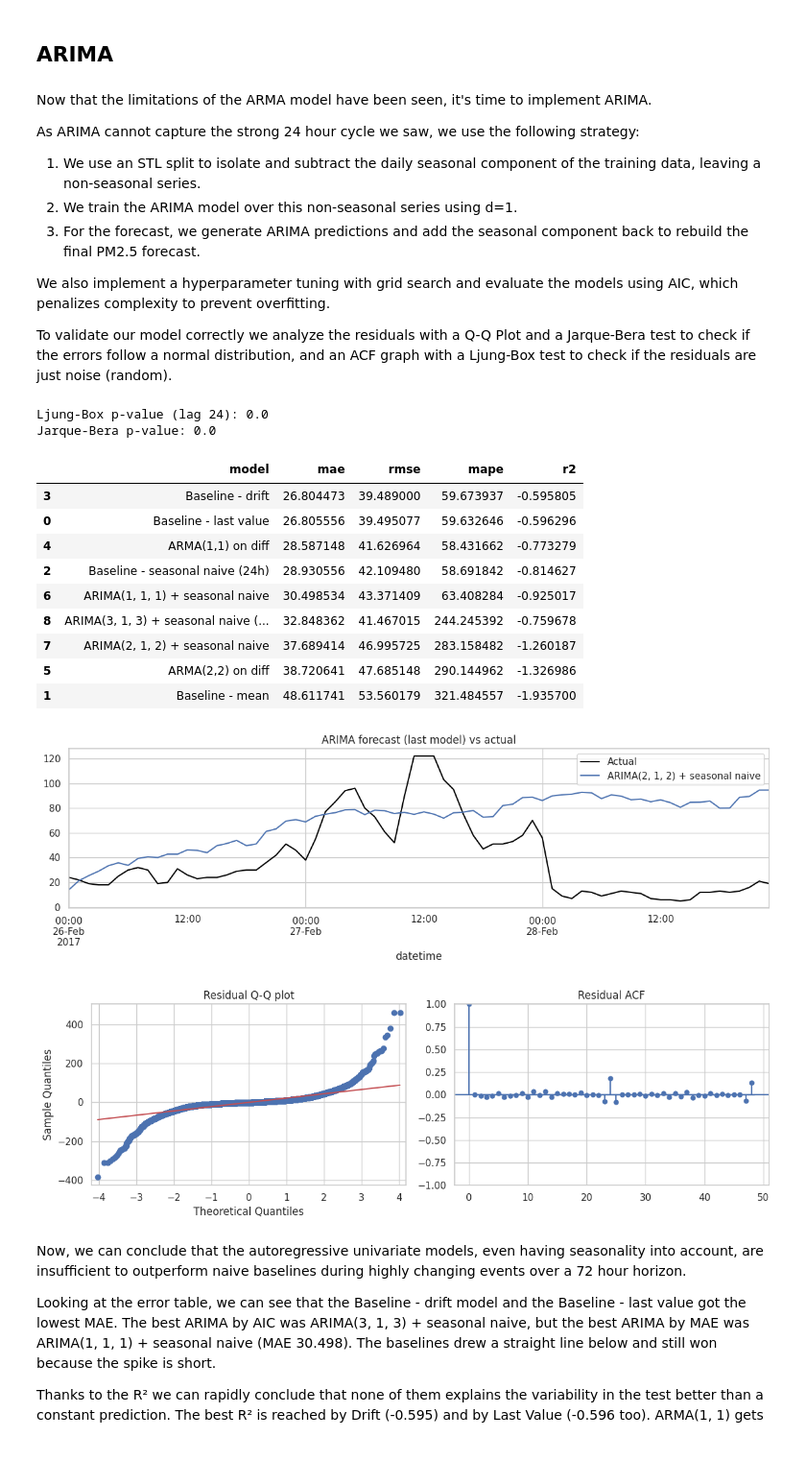
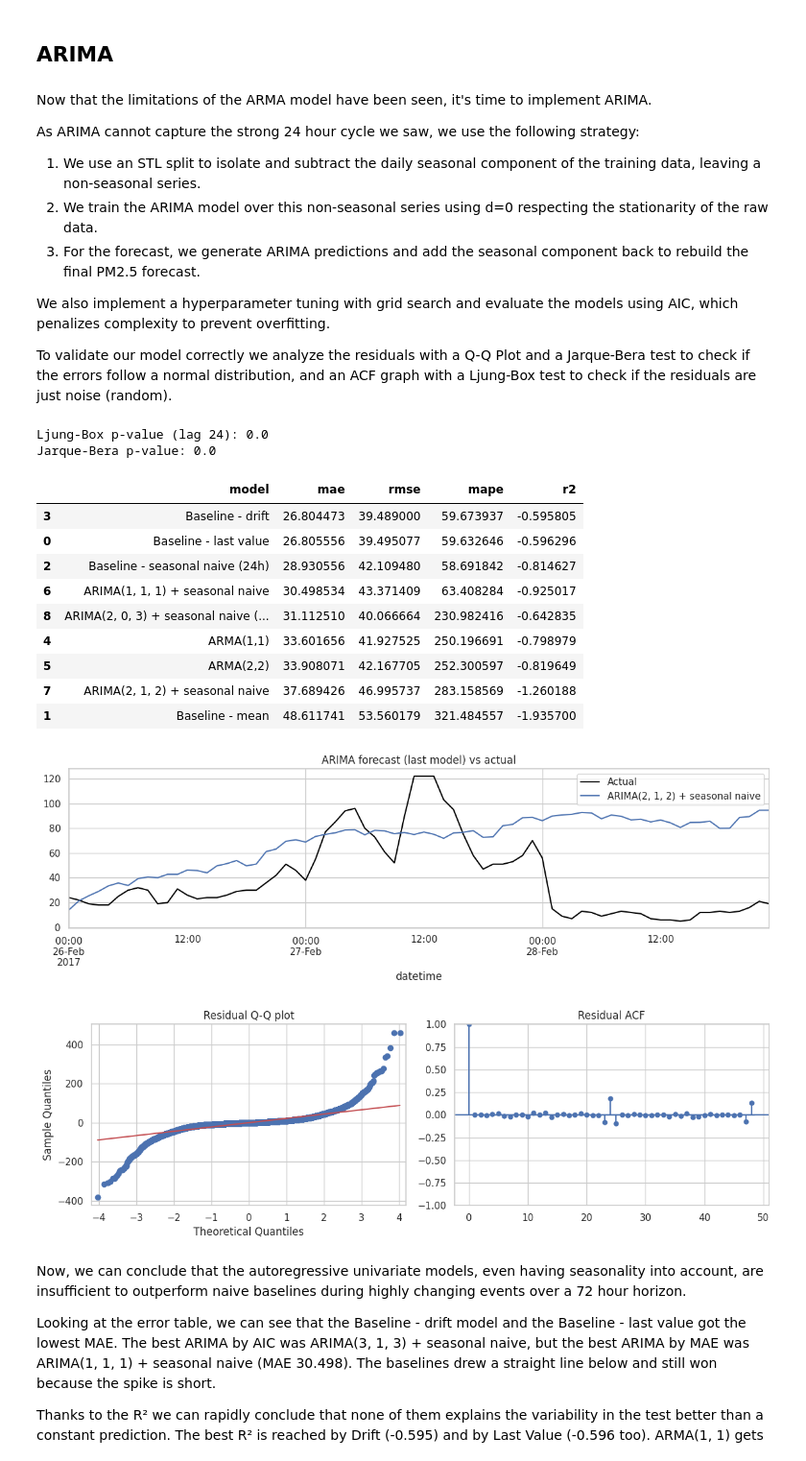
Before and after one commit to marcosmartinezud/beijing-air-quality, a Jupyter notebook: notebooks/beijing-air-quality.ipynb, the cells around one changed output. Shown at 96% size. Drawn from its saved outputs; the diff is of its cells as text; code cells hidden in the pictures.

```diff
--- a/notebooks/beijing-air-quality.ipynb
+++ b/notebooks/beijing-air-quality.ipynb
@@ -361,25 +363,21 @@ To solve this problem and be able to apply an ARMA model we coded the "fit_arma_
 2. Applies ARIMA(p, 0, q) over the differentiated series. Making d=0 ensures that the algorithm behaves as ARMA.
 3. Generates the differentiated prediction and then it undoes the transformation using an accumulative sum from the last real data of the training set. This recovers the original scale of measurement ($\mu g/m^3$).
 # %%
-def fit_arma_on_diff(train_series, order, horizon):
-    diff = train_series.diff().dropna()
-    model = ARIMA(diff, order=(order[0], 0, order[1]))
+def fit_arma(train_series, order, horizon):
+    model = ARIMA(train_series, order=(order[0], 0, order[1]))
     fitted = model.fit()
-    diff_forecast = fitted.forecast(steps=horizon)
-    forecast = train_series.iloc[-1] + np.cumsum(diff_forecast)
-    forecast.index = pd.date_range(train_series.index[-1] + pd.Timedelta(hours=1), periods=horizon, freq="h")
+    forecast = fitted.forecast(steps=horizon)
     return forecast, fitted
-
 
 arma_orders = [(1, 1), (2, 2)]
 for p, q in arma_orders:
-    forecast, fitted = fit_arma_on_diff(train_filled, (p, q), HORIZON_HOURS)
-    add_result(f"ARMA({p},{q}) on diff", forecast)
+    forecast, fitted = fit_arma(train_filled, (p, q), HORIZON_HOURS)
+    add_result(f"ARMA({p},{q})", forecast)
 
 fig, ax = plt.subplots(figsize=(12, 4))
 test_filled.plot(ax=ax, label="Actual", color="black")
 forecast.plot(ax=ax, label=f"ARMA({arma_orders[-1][0]},{arma_orders[-1][1]})")
-ax.set_title("ARMA forecast (last model) vs actual")
+ax.set_title("ARMA forecast vs actual")
 ax.legend()
 plt.tight_layout()
 # %% [output]
@@ -400,7 +398,7 @@ Now that the limitations of the ARMA model have been seen, it's time to implemen
 As ARIMA cannot capture the strong 24 hour cycle we saw, we use the following strategy:
 
 1. We use an STL split to isolate and subtract the daily seasonal component of the training data, leaving a non-seasonal series.
-2. We train the ARIMA model over this non-seasonal series using d=1.
+2. We train the ARIMA model over this non-seasonal series using d=0 respecting the stationarity of the raw data.
 3. For the forecast, we generate ARIMA predictions and add the seasonal component back to rebuild the final PM2.5 forecast.
 
 We also implement a hyperparameter tuning with grid search and evaluate the models using AIC, which penalizes complexity to prevent overfitting.
@@ -443,7 +441,7 @@ plt.tight_layout()
 
 p_list = [0, 1, 2, 3]
 q_list = [0, 1, 2, 3]
-d = 1
+d = 0
 
 aic_rows = []
 for p in p_list:
@@ -462,39 +460,39 @@ best_row = aic_df.iloc[0]
 best_order = (int(best_row["p"]), d, int(best_row["q"]))
 
 best_forecast, best_fitted = fit_arima_deseason(
     train_deseason, train_seasonal, best_order, HORIZON_HOURS, SEASONAL_PERIOD
 )
 add_result(f"ARIMA{best_order} + seasonal naive (best AIC)", best_forecast)
 
 resid = best_fitted.resid
 
 fig, axes = plt.subplots(1, 2, figsize=(12, 4))
 qqplot(resid, line="s", ax=axes[0])
 axes[0].set_title("Residual Q-Q plot")
 plot_acf(resid, lags=48, ax=axes[1])
 axes[1].set_title("Residual ACF")
 plt.tight_layout()
 
 ljung_box = acorr_ljungbox(resid, lags=[24], return_df=True)
 print("Ljung-Box p-value (lag 24):", round(ljung_box["lb_pvalue"].iloc[0], 4))
 
 jb_stat, jb_pvalue, skew, kurt = jarque_bera(resid)
 print("Jarque-Bera p-value:", round(jb_pvalue, 4))
 
 results_df = pd.DataFrame(results).sort_values("mae")
 results_df
 # %% [output]
 Ljung-Box p-value (lag 24): 0.0
 Jarque-Bera p-value: 0.0
 |  | model | mae | rmse | mape | r2 |
 | 3 | Baseline - drift | 26.804473 | 39.489000 | 59.673937 | -0.595805 |
 | 0 | Baseline - last value | 26.805556 | 39.495077 | 59.632646 | -0.596296 |
-| 4 | ARMA(1,1) on diff | 28.587148 | 41.626964 | 58.431662 | -0.773279 |
 | 2 | Baseline - seasonal naive (24h) | 28.930556 | 42.109480 | 58.691842 | -0.814627 |
 | 6 | ARIMA(1, 1, 1) + seasonal naive | 30.498534 | 43.371409 | 63.408284 | -0.925017 |
-| 8 | ARIMA(3, 1, 3) + seasonal naive (... | 32.848362 | 41.467015 | 244.245392 | -0.759678 |
-| 7 | ARIMA(2, 1, 2) + seasonal naive | 37.689414 | 46.995725 | 283.158482 | -1.260187 |
-| 5 | ARMA(2,2) on diff | 38.720641 | 47.685148 | 290.144962 | -1.326986 |
+| 8 | ARIMA(2, 0, 3) + seasonal naive (... | 31.112510 | 40.066664 | 230.982416 | -0.642835 |
+| 4 | ARMA(1,1) | 33.601656 | 41.927525 | 250.196691 | -0.798979 |
+| 5 | ARMA(2,2) | 33.908071 | 42.167705 | 252.300597 | -0.819649 |
+| 7 | ARIMA(2, 1, 2) + seasonal naive | 37.689426 | 46.995737 | 283.158569 | -1.260188 |
 | 1 | Baseline - mean | 48.611741 | 53.560179 | 321.484557 | -1.935700 |
 [figure]
 [figure]
```
Also changed, not shown: parts of 10 cells of this notebook.
